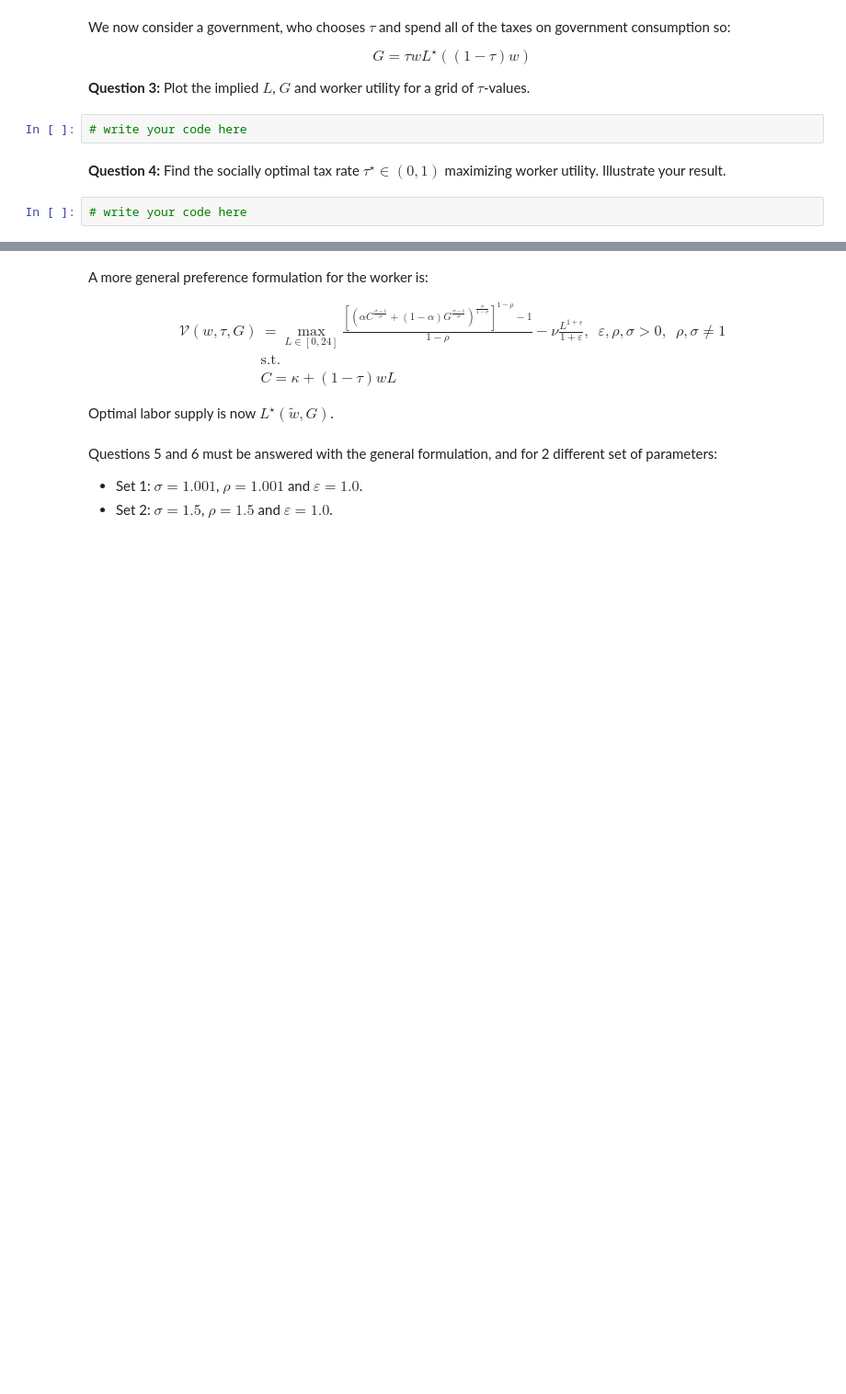
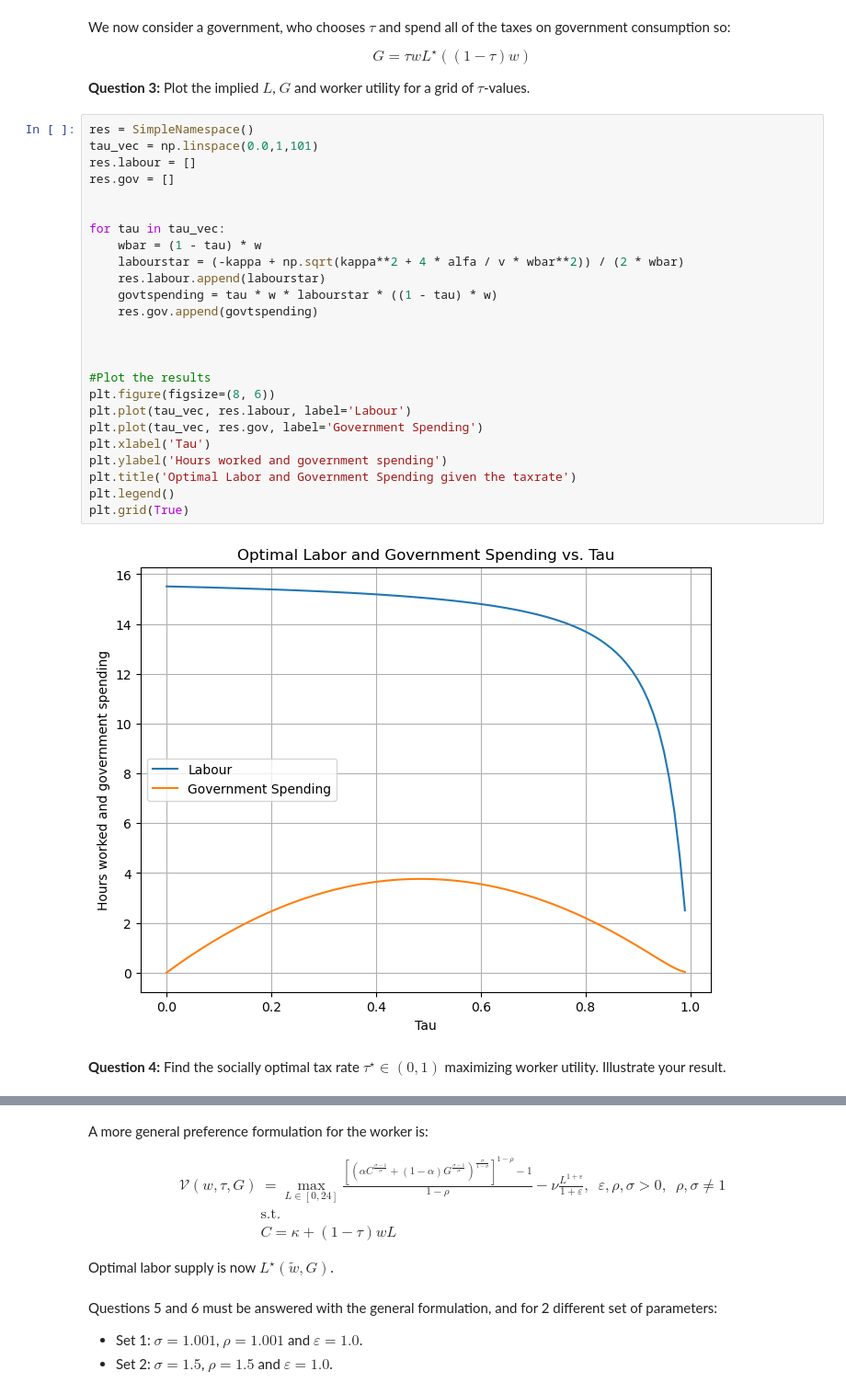
Before and after one commit to NumEconCopenhagen/projects-2023-3500, a Jupyter notebook: examproject/Exam-2023-notebook.ipynb, the cells around one changed output, grey strips where cells are left out. Shown at 92% size. Cells and saved outputs as stored; diff of their text form; blank space fills up the shorter version.

```diff
--- a/examproject/Exam-2023-notebook.ipynb
+++ b/examproject/Exam-2023-notebook.ipynb
@@ -136,9 +137,32 @@ G = \tau w L^{\star}((1-\tau)w)
 $$
 
 **Question 3:** Plot the implied $L$, $G$ and worker utility for a grid of $\tau$-values.
-# %%
-# write your code here
+# %%
+res = SimpleNamespace()
+tau_vec = np.linspace(0.0,1,101)
+res.labour = []
+res.gov = []
+
+
+for tau in tau_vec:
+    wbar = (1 - tau) * w
+    labourstar = (-kappa + np.sqrt(kappa**2 + 4 * alfa / v * wbar**2)) / (2 * wbar)
+    res.labour.append(labourstar)
+    govtspending = tau * w * labourstar * ((1 - tau) * w)
+    res.gov.append(govtspending)
+
+
+
+#Plot the results
+plt.figure(figsize=(8, 6))
+plt.plot(tau_vec, res.labour, label='Labour')
+plt.plot(tau_vec, res.gov, label='Government Spending')
+plt.xlabel('Tau')
+plt.ylabel('Hours worked and government spending')
+plt.title('Optimal Labor and Government Spending given the taxrate')
+plt.legend()
+plt.grid(True)
+# %% [output]
+[figure, added]
 # %% [markdown]
 **Question 4:** Find the socially optimal tax rate $\tau^{\star}\in(0,1)$ maximizing worker utility. Illustrate your result.
-# %%
-# write your code here
```
Also changed, not shown: parts of 4 cells of this notebook.
